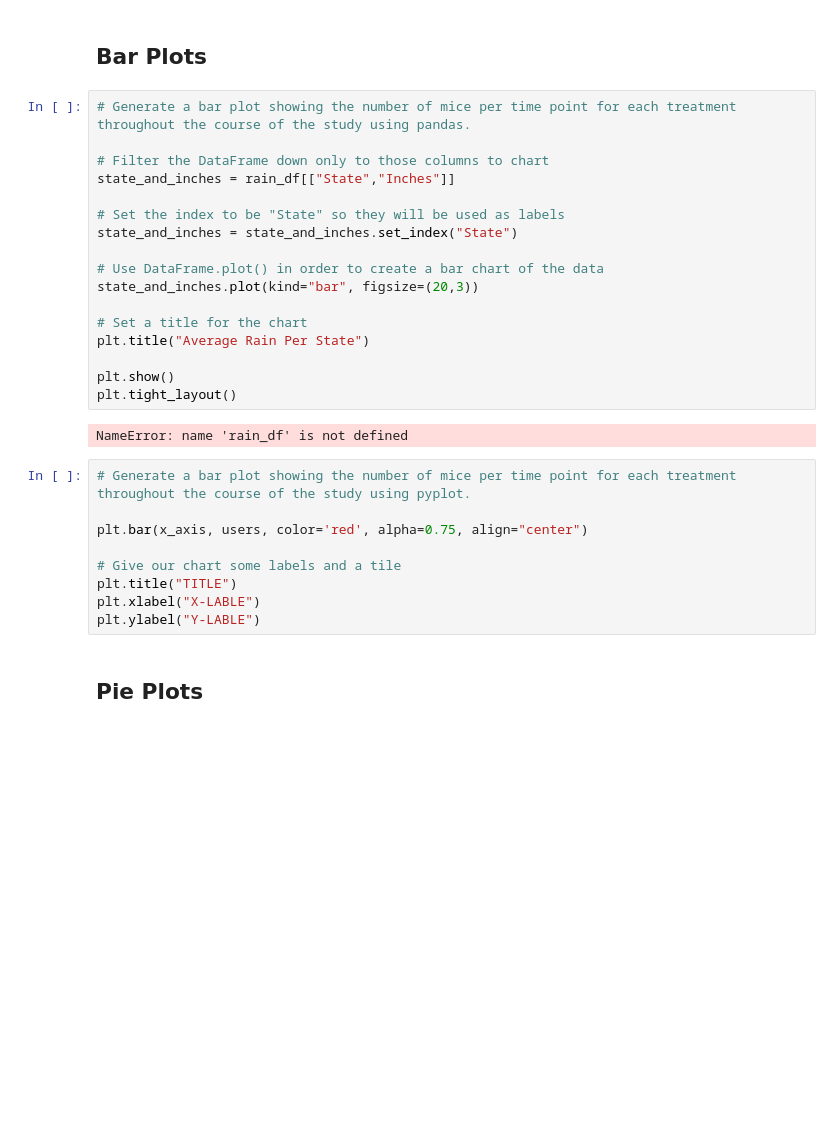
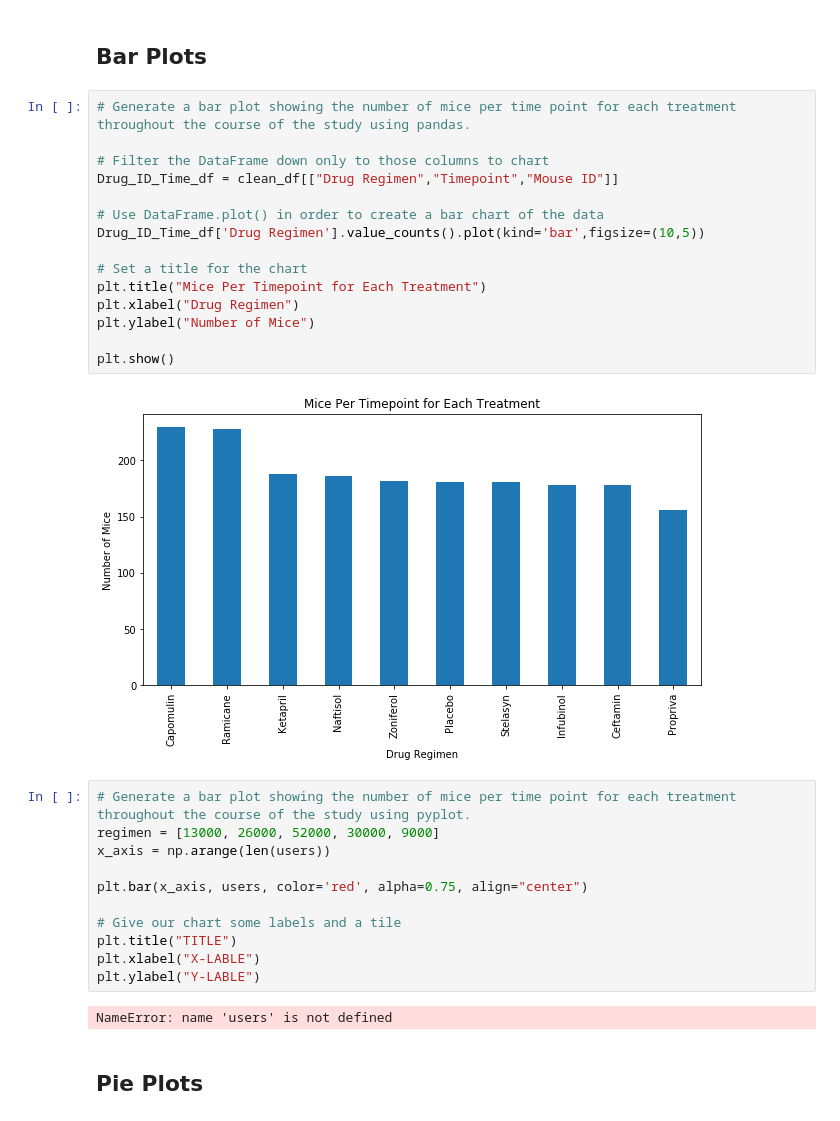
Before and after one commit to JPHebert32/matplotlib-challenge, a Jupyter notebook: Pymaceuticals/main.ipynb, the cells around one changed output. Drawn from its saved outputs; the diff is of its cells as text; blank space fills up the shorter version.

Commit message:
Changes to be committed: started Plotting 	modified:   Pymaceuticals/main.ipynb

```diff
--- a/Pymaceuticals/main.ipynb
+++ b/Pymaceuticals/main.ipynb
@@ -129,24 +137,24 @@ Regimen_Summary_df
 # %%
 # Generate a bar plot showing the number of mice per time point for each treatment throughout the course of the study using pandas.
 
 # Filter the DataFrame down only to those columns to chart
-state_and_inches = rain_df[["State","Inches"]]
-
-# Set the index to be "State" so they will be used as labels
-state_and_inches = state_and_inches.set_index("State")
+Drug_ID_Time_df = clean_df[["Drug Regimen","Timepoint","Mouse ID"]]
 
 # Use DataFrame.plot() in order to create a bar chart of the data
-state_and_inches.plot(kind="bar", figsize=(20,3))
+Drug_ID_Time_df['Drug Regimen'].value_counts().plot(kind='bar',figsize=(10,5))
 
 # Set a title for the chart
-plt.title("Average Rain Per State")
+plt.title("Mice Per Timepoint for Each Treatment")
+plt.xlabel("Drug Regimen")
+plt.ylabel("Number of Mice")
 
 plt.show()
-plt.tight_layout()
 # %% [output]
-NameError: name 'rain_df' is not defined
+[figure, added]
 # %%
 # Generate a bar plot showing the number of mice per time point for each treatment throughout the course of the study using pyplot.
+regimen = [13000, 26000, 52000, 30000, 9000]
+x_axis = np.arange(len(users))
 
 plt.bar(x_axis, users, color='red', alpha=0.75, align="center")
 
@@ -154,6 +162,8 @@ plt.bar(x_axis, users, color='red', alpha=0.75, align="center")
 plt.title("TITLE")
 plt.xlabel("X-LABLE")
 plt.ylabel("Y-LABLE")
+# %% [output]
+NameError: name 'users' is not defined
 # %% [markdown]
 ## Pie Plots
 # %%
```
Also changed, not shown: parts of 12 cells of this notebook.
